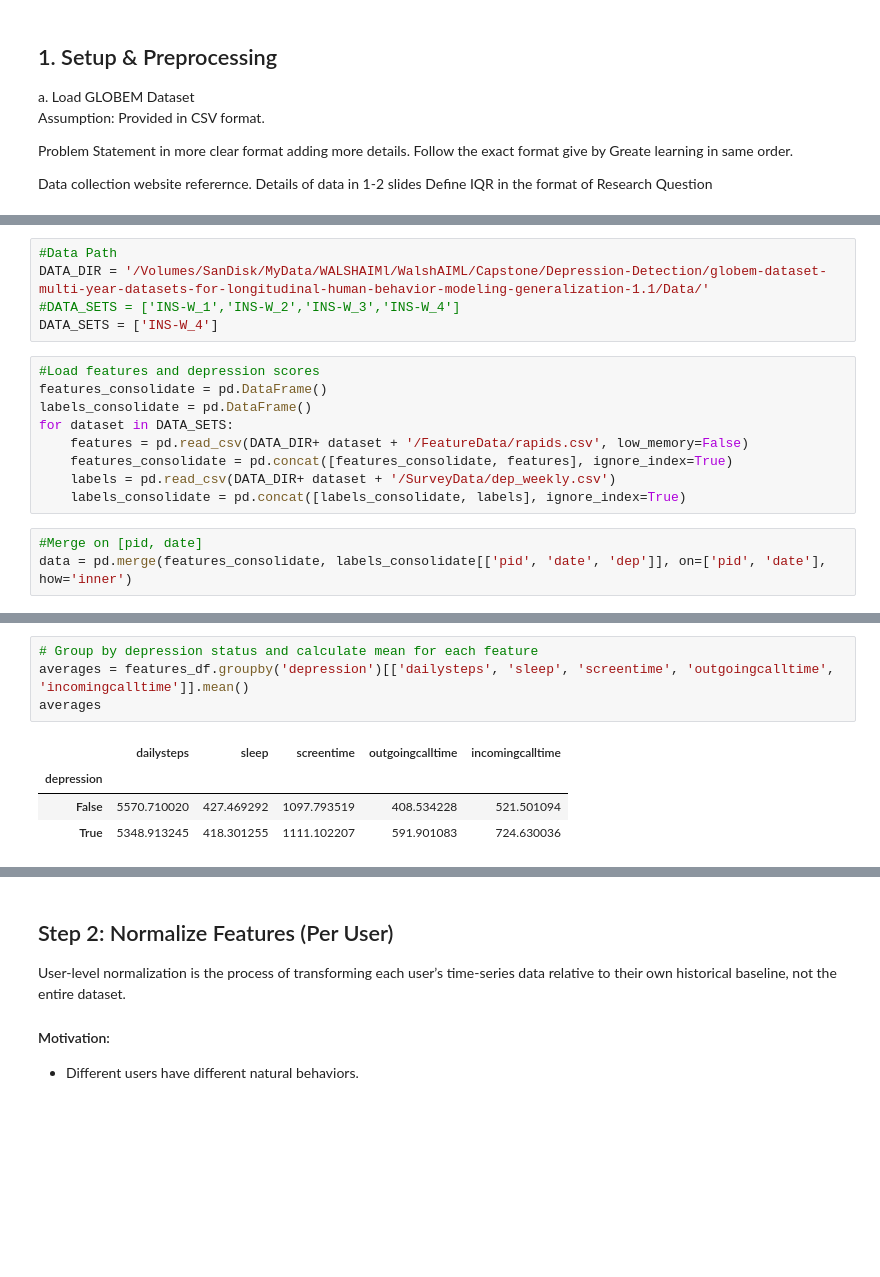
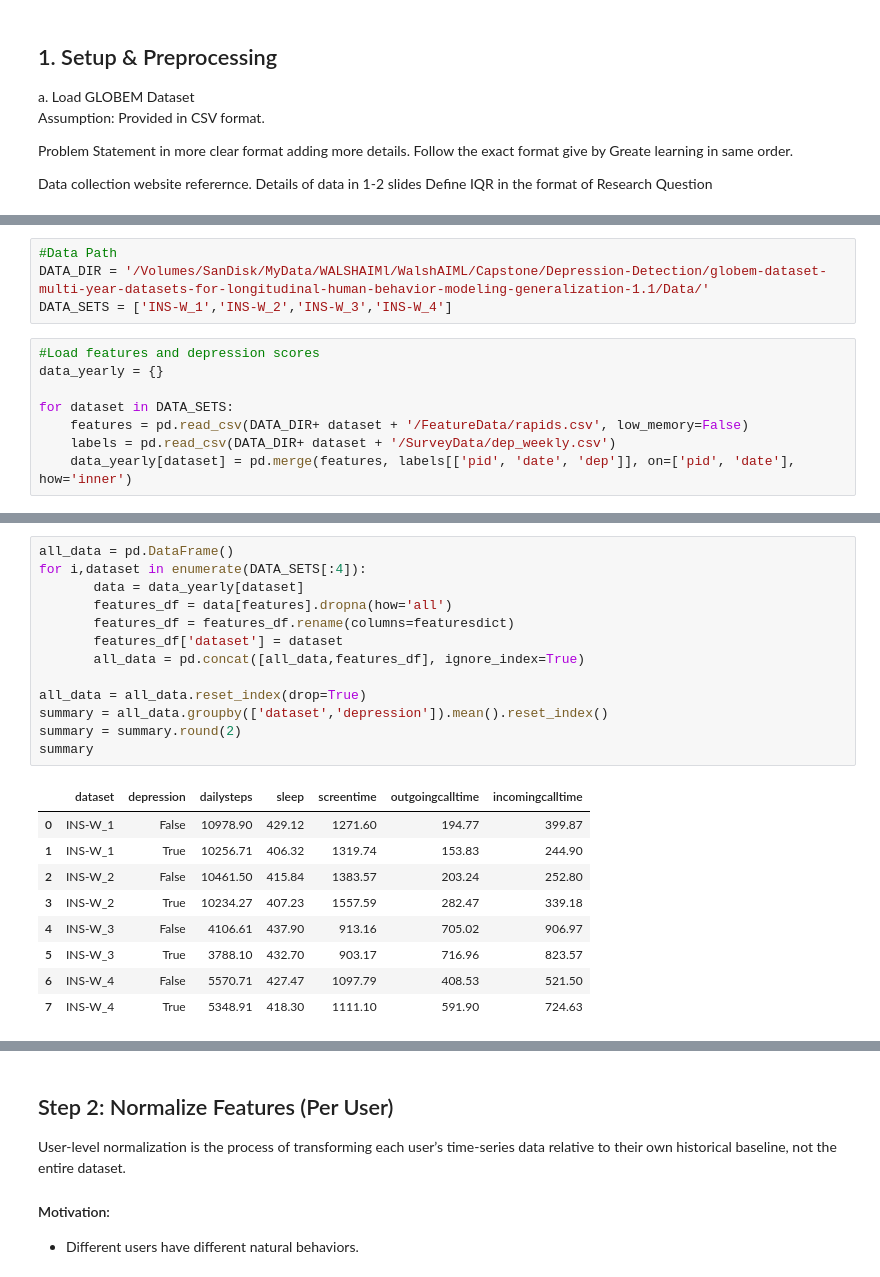
Before and after one commit to vikasailearning/Depression-Detection-, a Jupyter notebook: PythonProject/notebook.ipynb, the cells around one changed output, grey strips where cells are left out. Drawn from its saved outputs; the diff is of its cells as text; blank space fills up the shorter version.

```diff
--- a/PythonProject/notebook.ipynb
+++ b/PythonProject/notebook.ipynb
@@ -17,17 +25,12 @@ import numpy as np
 # %%
 #Data Path
 DATA_DIR = '/Volumes/SanDisk/MyData/WALSHAIMl/WalshAIML/Capstone/Depression-Detection/globem-dataset-multi-year-datasets-for-longitudinal-human-behavior-modeling-generalization-1.1/Data/'
-#DATA_SETS = ['INS-W_1','INS-W_2','INS-W_3','INS-W_4']
-DATA_SETS = ['INS-W_4']
+DATA_SETS = ['INS-W_1','INS-W_2','INS-W_3','INS-W_4']
 # %%
 #Load features and depression scores
-features_consolidate = pd.DataFrame()
-labels_consolidate = pd.DataFrame()
+data_yearly = {}
+
 for dataset in DATA_SETS:
     features = pd.read_csv(DATA_DIR+ dataset + '/FeatureData/rapids.csv', low_memory=False)
-    features_consolidate = pd.concat([features_consolidate, features], ignore_index=True)
     labels = pd.read_csv(DATA_DIR+ dataset + '/SurveyData/dep_weekly.csv')
-    labels_consolidate = pd.concat([labels_consolidate, labels], ignore_index=True)
+    data_yearly[dataset] = pd.merge(features, labels[['pid', 'date', 'dep']], on=['pid', 'date'], how='inner')
-# %%
-#Merge on [pid, date]
-data = pd.merge(features_consolidate, labels_consolidate[['pid', 'date', 'dep']], on=['pid', 'date'], how='inner')
@@ -153,10 +170,24 @@ plt.show()
 # %%
-# Group by depression status and calculate mean for each feature
-averages = features_df.groupby('depression')[['dailysteps', 'sleep', 'screentime', 'outgoingcalltime', 'incomingcalltime']].mean()
-averages
+all_data = pd.DataFrame()
+for i,dataset in enumerate(DATA_SETS[:4]):
+       data = data_yearly[dataset]
+       features_df = data[features].dropna(how='all')
+       features_df = features_df.rename(columns=featuresdict)
+       features_df['dataset'] = dataset
+       all_data = pd.concat([all_data,features_df], ignore_index=True)
+
+all_data = all_data.reset_index(drop=True)
+summary = all_data.groupby(['dataset','depression']).mean().reset_index()
+summary = summary.round(2)
+summary
 # %% [output]
-|  | dailysteps | sleep | screentime | outgoingcalltime | incomingcalltime |
-| depression |  |  |  |  |  |
-| False | 5570.710020 | 427.469292 | 1097.793519 | 408.534228 | 521.501094 |
-| True | 5348.913245 | 418.301255 | 1111.102207 | 591.901083 | 724.630036 |
+|  | dataset | depression | dailysteps | sleep | screentime | outgoingcalltime | incomingcalltime |
+| 0 | INS-W_1 | False | 10978.90 | 429.12 | 1271.60 | 194.77 | 399.87 |
+| 1 | INS-W_1 | True | 10256.71 | 406.32 | 1319.74 | 153.83 | 244.90 |
+| 2 | INS-W_2 | False | 10461.50 | 415.84 | 1383.57 | 203.24 | 252.80 |
+| 3 | INS-W_2 | True | 10234.27 | 407.23 | 1557.59 | 282.47 | 339.18 |
+| 4 | INS-W_3 | False | 4106.61 | 437.90 | 913.16 | 705.02 | 906.97 |
+| 5 | INS-W_3 | True | 3788.10 | 432.70 | 903.17 | 716.96 | 823.57 |
+| 6 | INS-W_4 | False | 5570.71 | 427.47 | 1097.79 | 408.53 | 521.50 |
+| 7 | INS-W_4 | True | 5348.91 | 418.30 | 1111.10 | 591.90 | 724.63 |
 # %%
```
Also changed, not shown: parts of 39 cells of this notebook, 1 other file.
